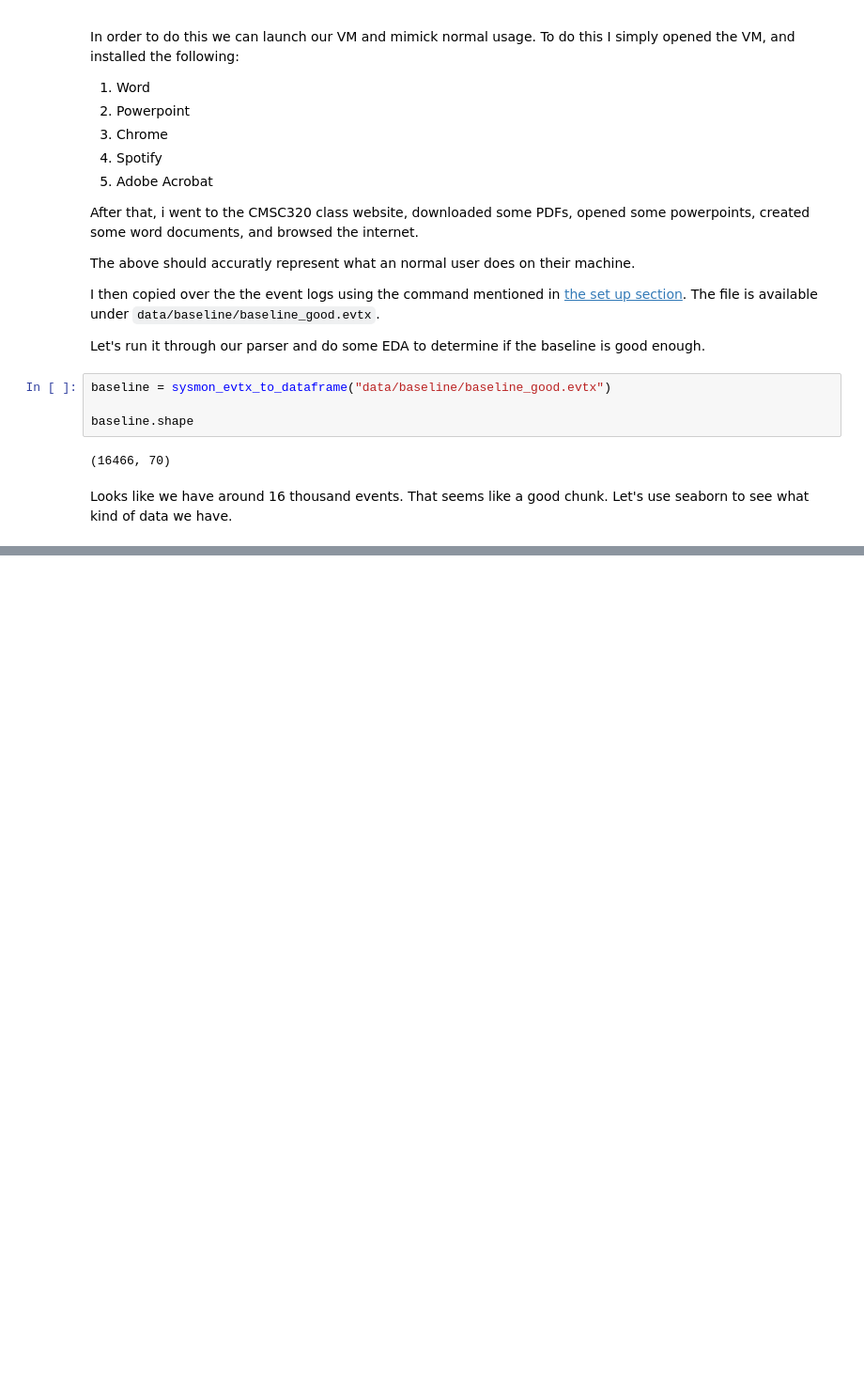
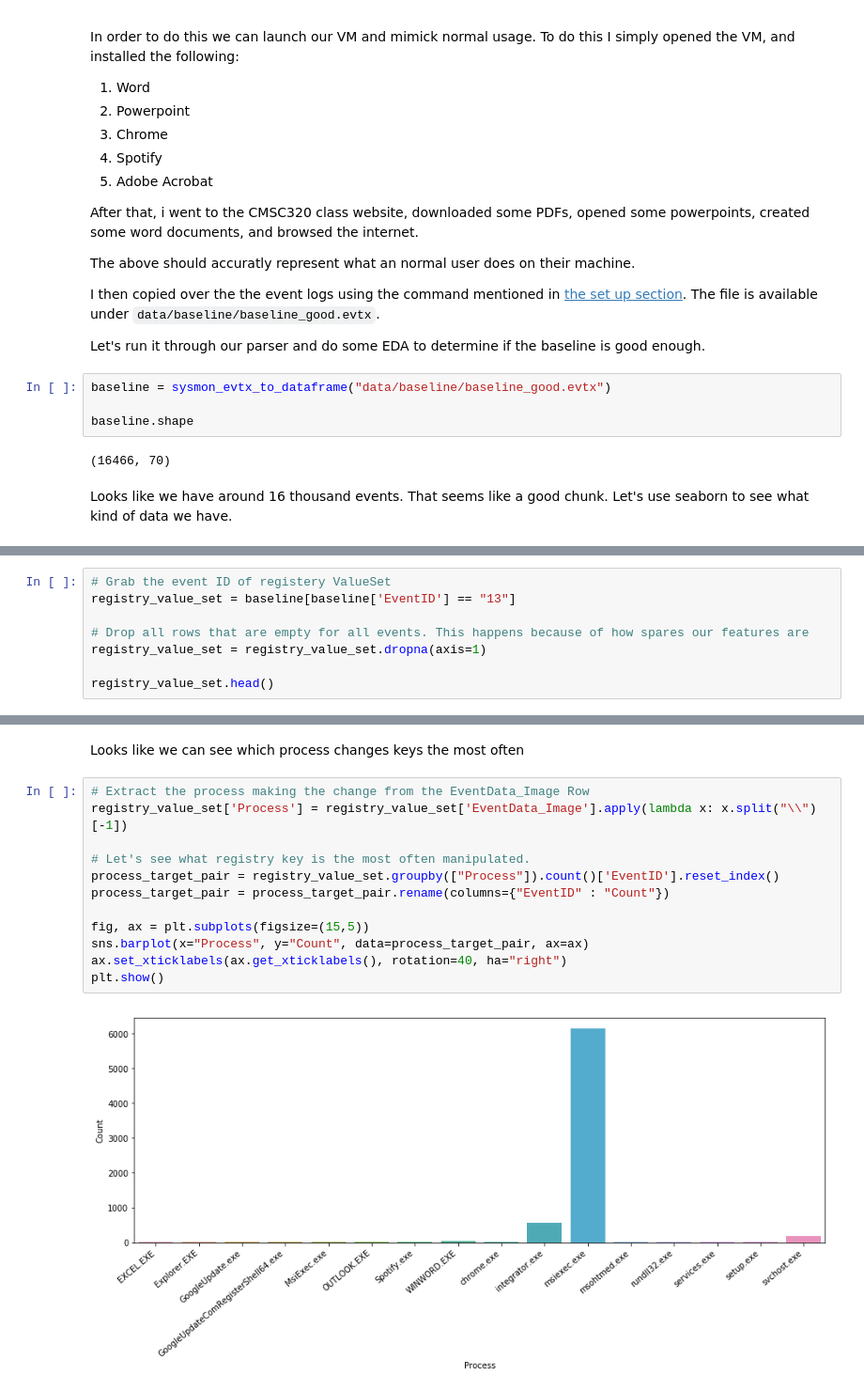
Before and after one commit to ckc5800/detecting_malicious_activity, a Jupyter notebook: ml_csec_applications.ipynb, the cells around one changed output, grey strips where cells are left out. Shown at 94% size. Cells and saved outputs as stored; diff of their text form; blank space fills up the shorter version.

```diff
--- a/ml_csec_applications.ipynb
+++ b/ml_csec_applications.ipynb
@@ -233,0 +286,8 @@ import seaborn
+# %%
+# Grab the event ID of registery ValueSet
+registry_value_set = baseline[baseline['EventID'] == "13"]
+
+# Drop all rows that are empty for all events. This happens because of how spares our features are
+registry_value_set = registry_value_set.dropna(axis=1)
+
+registry_value_set.head()
@@ -233,0 +301,16 @@ import seaborn
+# %% [markdown]
+Looks like we can see which process changes keys the most often
+# %%
+# Extract the process making the change from the EventData_Image Row
+registry_value_set['Process'] = registry_value_set['EventData_Image'].apply(lambda x: x.split("\\")[-1])
+
+# Let's see what registry key is the most often manipulated.
+process_target_pair = registry_value_set.groupby(["Process"]).count()['EventID'].reset_index()
+process_target_pair = process_target_pair.rename(columns={"EventID" : "Count"})
+
+fig, ax = plt.subplots(figsize=(15,5))
+sns.barplot(x="Process", y="Count", data=process_target_pair, ax=ax)
+ax.set_xticklabels(ax.get_xticklabels(), rotation=40, ha="right")
+plt.show()
+# %% [output]
+[figure, added]
```
Also changed, not shown: parts of 13 cells of this notebook.
